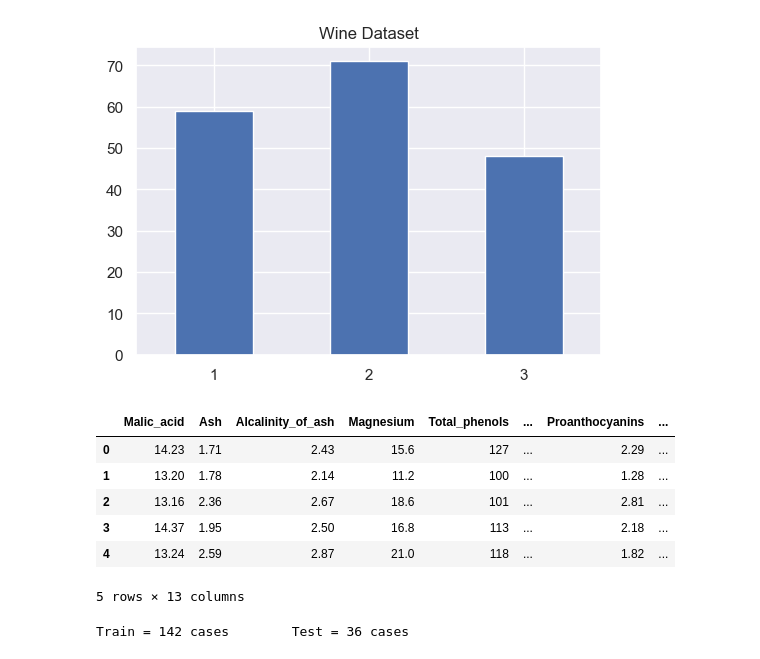
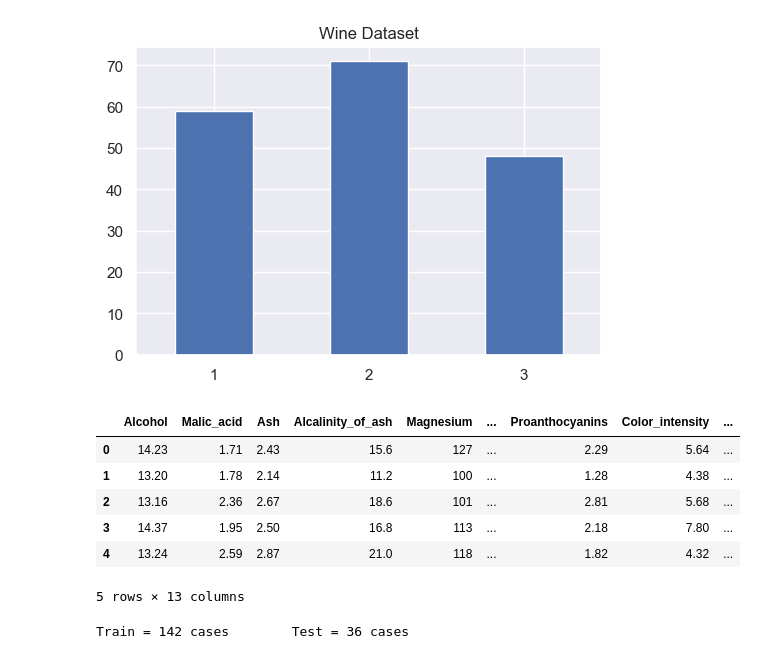
Before and after one commit to Goliath-Research/Machine-Learning, a Jupyter notebook: Classification/1-LogReg.ipynb, the cells around one changed output. Drawn from its saved outputs; the diff is of its cells as text; code cells hidden in the pictures.

```diff
--- a/Classification/1-LogReg.ipynb
+++ b/Classification/1-LogReg.ipynb
@@ -419,16 +420,16 @@ dfw.Alcohol.value_counts(sort=False).plot(kind='bar', rot=True, title='Wine Data
 # %% [output]
 [figure]
 # %%
-yw = dfw.Alcohol                        # Target variable
-Xw = dfw.drop(['Alcohol'], axis=1)      # Feature Matrix
+yw = dfw.Class                        # Target variable
+Xw = dfw.drop(['Class'], axis=1)      # Feature Matrix
 Xw.head()
 # %% [output]
-|  | Malic_acid | Ash | Alcalinity_of_ash | Magnesium | Total_phenols | ... | Proanthocyanins | ... |
-| 0 | 14.23 | 1.71 | 2.43 | 15.6 | 127 | ... | 2.29 | ... |
-| 1 | 13.20 | 1.78 | 2.14 | 11.2 | 100 | ... | 1.28 | ... |
-| 2 | 13.16 | 2.36 | 2.67 | 18.6 | 101 | ... | 2.81 | ... |
-| 3 | 14.37 | 1.95 | 2.50 | 16.8 | 113 | ... | 2.18 | ... |
-| 4 | 13.24 | 2.59 | 2.87 | 21.0 | 118 | ... | 1.82 | ... |
+|  | Alcohol | Malic_acid | Ash | Alcalinity_of_ash | Magnesium | ... | Proanthocyanins | Color_intensity | ... |
+| 0 | 14.23 | 1.71 | 2.43 | 15.6 | 127 | ... | 2.29 | 5.64 | ... |
+| 1 | 13.20 | 1.78 | 2.14 | 11.2 | 100 | ... | 1.28 | 4.38 | ... |
+| 2 | 13.16 | 2.36 | 2.67 | 18.6 | 101 | ... | 2.81 | 5.68 | ... |
+| 3 | 14.37 | 1.95 | 2.50 | 16.8 | 113 | ... | 2.18 | 7.80 | ... |
+| 4 | 13.24 | 2.59 | 2.87 | 21.0 | 118 | ... | 1.82 | 4.32 | ... |
 5 rows × 13 columns
 # %%
 Xw_train, Xw_test, yw_train, yw_test = train_test_split(Xw, yw, test_size=0.2, random_state=23)
```
Also changed, not shown: parts of 10 cells of this notebook, 8 other files.
